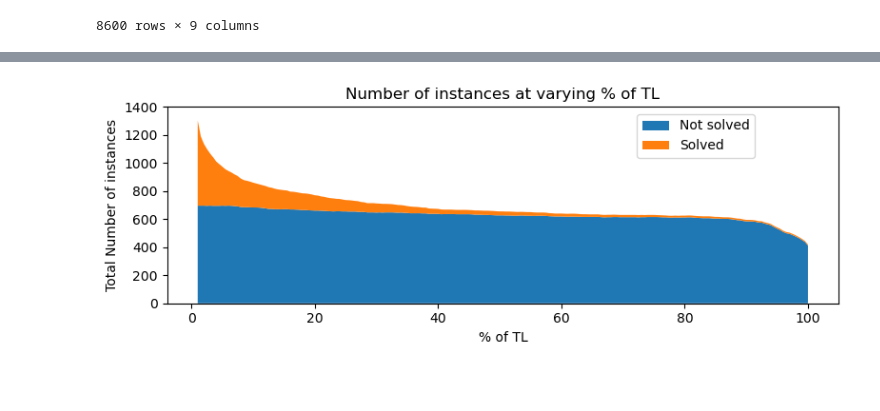
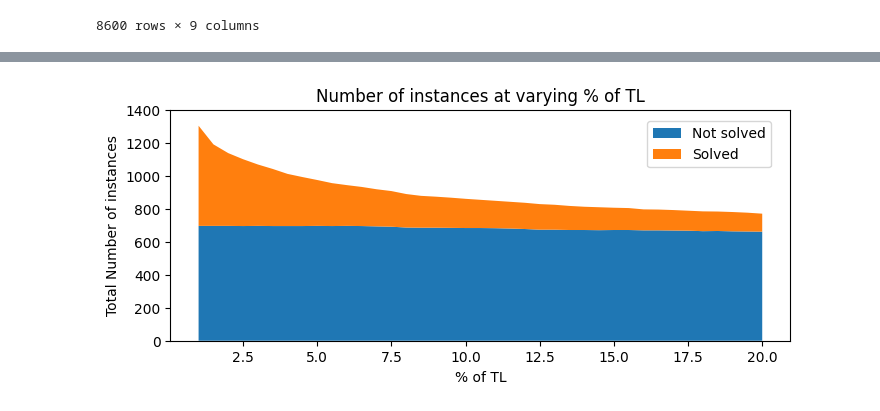
Before and after one commit to IDMP-B-2022/done-soon, a Jupyter notebook: notebooks/plots.ipynb, the cells around one changed output, grey strips where cells are left out. Drawn from its saved outputs; the diff is of its cells as text; code cells hidden in the pictures; blank space fills up the shorter version.

```diff
--- a/notebooks/plots.ipynb
+++ b/notebooks/plots.ipynb
@@ -14,7 +16,7 @@ def parse_files(root_path):
     """
     Parse files and use pd.json_normalize to flatten the json.
     """
-    files = root_path.joinpath("./train-output").glob("**/*.json")
+    files = root_path.joinpath("train-output-all-features").glob("**/*.json")
     results = pd.DataFrame()
     files = list(files)
 
@@ -35,11 +37,11 @@ def parse_files(root_path):
             )
             normalized_data["metrics.f1_score"] = f1_scores
             normalized_data["paths.model_path"] = data["model_path"]
-            results = pd.concat([results, normalized_data])
-    # results = results.drop(columns=results.columns[results.columns.str.contains('hyperparameters')])
+            results = pd.concat([results, normalized_data]) #.dropna(axis=1, how="all")])
+
     results = results.set_index(
         ["percentage", "model", "use_gradient", "use_ewma"]
-    )  # , 'alpha', 'hidden_layer_sizes', 'kernel', 'learning_rate', 'max_depth', 'n_estimators'])
+    )
     results.columns = pd.MultiIndex.from_arrays(
         zip(*results.columns.str.split(".", expand=True))
     )
@@ -173,10 +223,13 @@ def preprocess(dataframe):
 
     return result
 
-train_pkl = Path('./analysis/pickle_split_train.pkl')
+train_pkl = Path('./analysis/rerun_with_all_features_train.pkl')
 
 with open(train_pkl, 'rb') as f:
     train_features_at_percentage = pickle.load(f)
+
+for perc in train_features_at_percentage:
+    train_features_at_percentage[perc] = train_features_at_percentage[perc]
 
 for percentage, model in classifiers:
     print(f"Training {model} at {percentage}%")
@@ -184,7 +237,6 @@ for percentage, model in classifiers:
     df = df.drop(columns=['mzn'], axis=1)
     any_nan = df.isna().any().any()
     which_nan = df.isna().any(axis=1)
-    print(f"Are there any NaN values in the dataset? {'Yes.' if any_nan else 'No.'} There are {which_nan.sum()} NaN values in the dataset.")
     if any_nan:
         print("The NaN values are in the following columns:")
         print(df.columns[df.isna().any()])
@@ -211,14 +291,18 @@ Are there any NaN values in the dataset? No. There are 0 NaN values in the datas
 # %%
-test_pickle = Path('./analysis/pickle_split_test.pkl')
+test_pickle = Path('./analysis/rerun_with_all_features_test.pkl')
 
 with open(test_pickle, 'rb') as f:
     test_features_at_percentage = pickle.load(f)
 
+for perc in test_features_at_percentage:
+    test_features_at_percentage[perc] = test_features_at_percentage[perc]
+
 plots = {}
 # Create a figure and axes with 4 subplots
-fig, ax = plt.subplots(2, 2, figsize=(15, 15))
+fig, ax = plt.subplots(2, 2, figsize=(8, 8))
 ax = ax.flatten()
 # ax = plt.gca()
+scores = []
 
 for i, percentage in enumerate([5, 10, 15, 20]):
     for model in ['ET', 'RF']:
@@ -230,9 +314,17 @@ for i, percentage in enumerate([5, 10, 15, 20]):
 
         y_score = classifiers[(percentage, model)].predict_proba(test_X)[:, 1]
         plots[(percentage, model)] = RocCurveDisplay.from_predictions(test_y, y_score, ax=ax[i], name=model)
+        score = f1_score(test_y, classifiers[(percentage, model)].predict(test_X))
+        print(f"F1 score for {model} at {percentage}%: {score}")
+        scores.append([percentage, model, score])
+        if percentage in [5, 10]:
+            ax[i].set_xlabel('')
+        if percentage in [10, 20]:
+            ax[i].set_ylabel('')
     ax[i].set_title(f"{percentage}%")
     ax[i].plot([0, 1], [0, 1], linestyle='--', lw=1, color='r', alpha=.2)
 
-fig.suptitle("ROC Curves for different percentages and models", fontsize=16, y=0.92)
+tikzplotlib.clean_figure()
+tikzplotlib.save("roc_curves.tex", axis_width="0.6\\textwidth", axis_height="0.6\\textwidth")
 # %% [output]
 Testing ET at 5%
@@ -248,19 +369,23 @@ Text(0.5, 0.92, 'ROC Curves for different percentages and models')
 # %%
 n_total = np.array([train_features_at_percentage[i].shape[0] for i in range(1, len(train_features_at_percentage) + 1)])
 n_solved = np.array([train_features_at_percentage[i]['solved_within_time_limit'].sum() for i in range(1, len(train_features_at_percentage) + 1)])
 n_not_solved = np.array([n_total[i] - n_solved[i] for i in range(len(n_total))])
 percentage_solved = np.array([n_solved[i] / n_total[i] for i in range(len(n_total))]) * 100
 
-x = np.arange(1, 100.5, 0.5)
+x = np.arange(1, 20.5, 0.5)
 
 fig, ax = plt.subplots(figsize=(8, 3))
 stacks = ax.stackplot(x, n_not_solved, n_solved, labels=['Not solved', 'Solved'])
 ax.set_title("Number of instances at varying % of TL")
 ax.set_xlabel("% of TL")
 ax.set_ylabel("Total Number of instances")
 ax.set_ylim([0, 1400])
+ax.legend(loc='upper right', bbox_to_anchor=(0.98, 0.98))
 
-fig.legend(loc='upper right', bbox_to_anchor=(0.88, 0.88))
-fig.tight_layout()
+# fig.legend(loc='upper right', bbox_to_anchor=(0.88, 0.88))
+# fig.tight_layout()
+# plt.savefig("class_balance_over_time.pgf", backend="pgf")
+# tikzplotlib.clean_figure()
+tikzplotlib.save("class_balance_over_time.tex", axis_width="0.9\\textwidth", axis_height="0.4\\textwidth")
 # %% [output]
-[figure, old version]
+[figure, new version]
```
Also changed, not shown: parts of 10 cells of this notebook, 2 other files.
